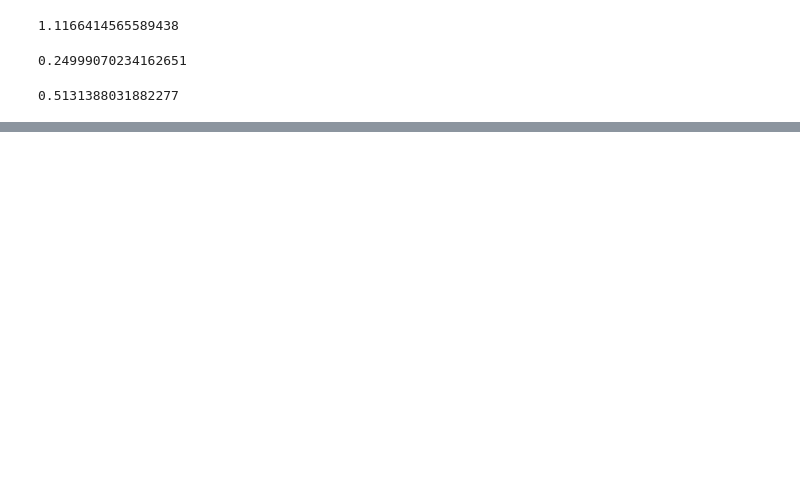
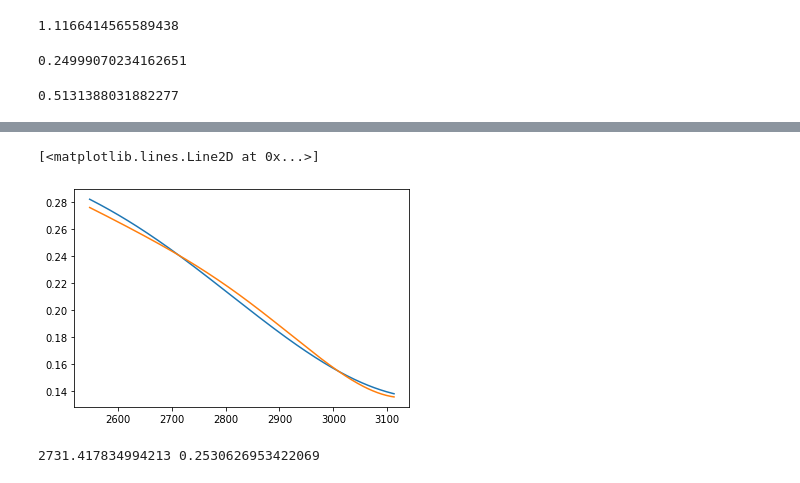
Before and after one commit to QuantCS109/TrumpTweets, a Jupyter notebook: options.ipynb, the cells around one changed output, grey strips where cells are left out. Saved outputs shown, nothing was run; the diff lists cells and outputs as text; code cells hidden in the pictures; blank space fills up the shorter version.

```diff
--- a/options.ipynb
+++ b/options.ipynb
@@ -179,0 +72,2 @@ vc.vol_curve
+# %%
+params_IMM1 = polyfit(np.log(vcs.vol_curve['IMM1'].index/vcs.fut_prices['IMM1_call']),vcs.vol_curve['IMM1'],5)
@@ -179,0 +104,10 @@ vc.vol_curve
+# %%
+params_IMM2 = polyfit(np.log(vcs.vol_curve['IMM2'].index/vcs.fut_prices['IMM2_call']),vcs.vol_curve['IMM2'],5)
+# %%
+IMM1_polyvals = polyval(np.log(np.arange(0.8,1.2,0.01)),params_IMM1)
+IMM2_polyvals = polyval(np.log(np.arange(0.8,1.2,0.01)),params_IMM2)
+# %%
+t1 = (vcs.expiration['IMM1_call'] - vcs.today).days
+t2 = (vcs.expiration['IMM2_call'] - vcs.today).days
+vals_2M = (t2 - 61)/(t2-t1) * IMM1_polyvals + (61 - t1)/(t2-t1) * IMM2_polyvals
+params_2M = polyfit(np.log(np.arange(0.8,1.2,0.01)),vals_2M.reshape(-1,1),5)
@@ -179,0 +172,7 @@ vc.vol_curve
+# %%
+x = np.log(np.arange(0.9,1.1,0.001))
+plt.plot(np.exp(x)*2830,polyval(x,params_2M).reshape(-1,1))
+plt.plot(np.exp(x)*2830,polyval(x,VolCurve().vol_poly_2M['ES'].loc['2019-8-5']))
+# %% [output]
+[<matplotlib.lines.Line2D at 0x...>]
+[figure, added]
@@ -179,0 +189,4 @@ vc.vol_curve
+# %%
+print(np.exp(mon)*2830, vol)
+# %% [output]
+2731.417834994213 0.2530626953422069
```
Also changed, not shown: parts of 42 cells of this notebook, 9 other files.
